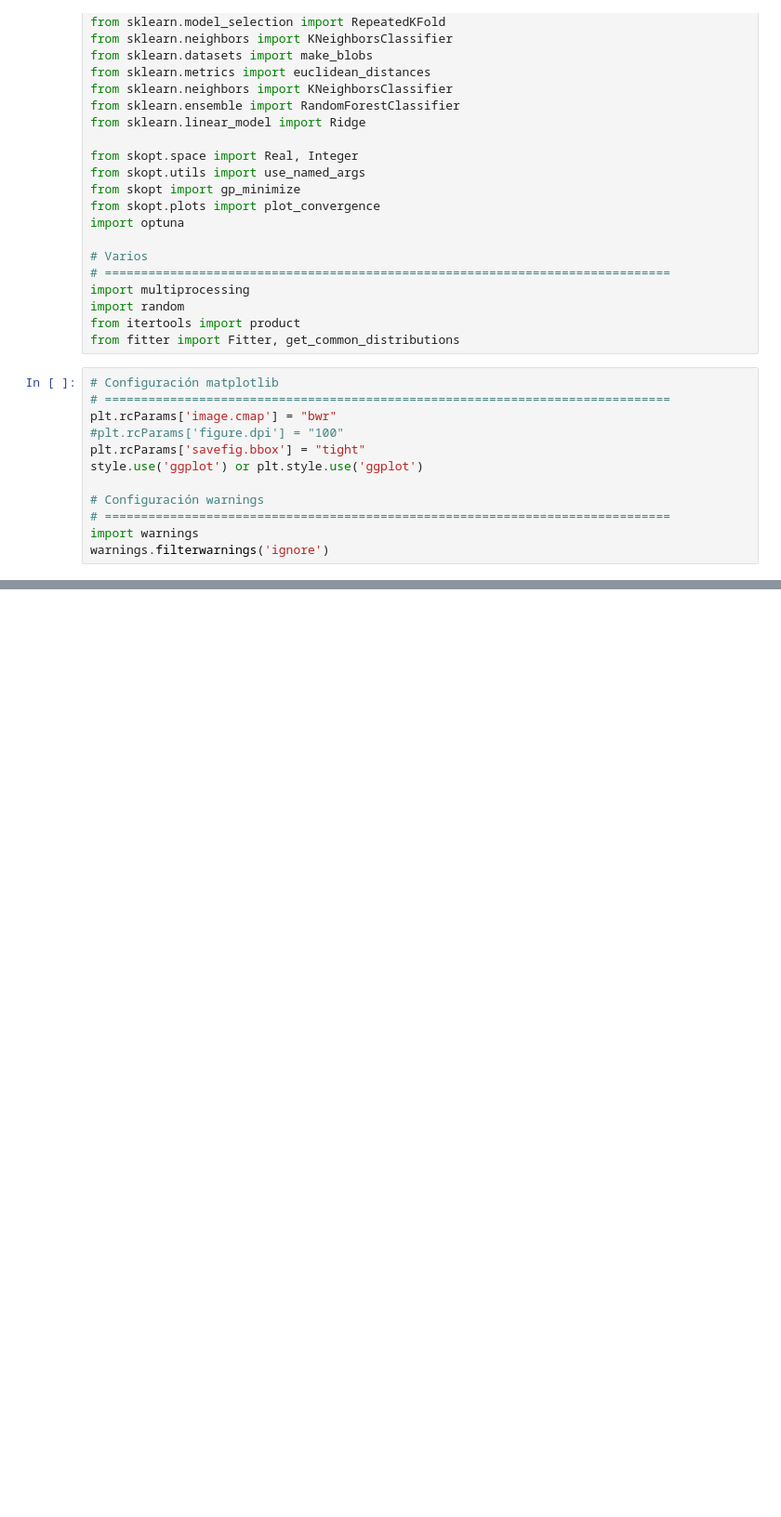
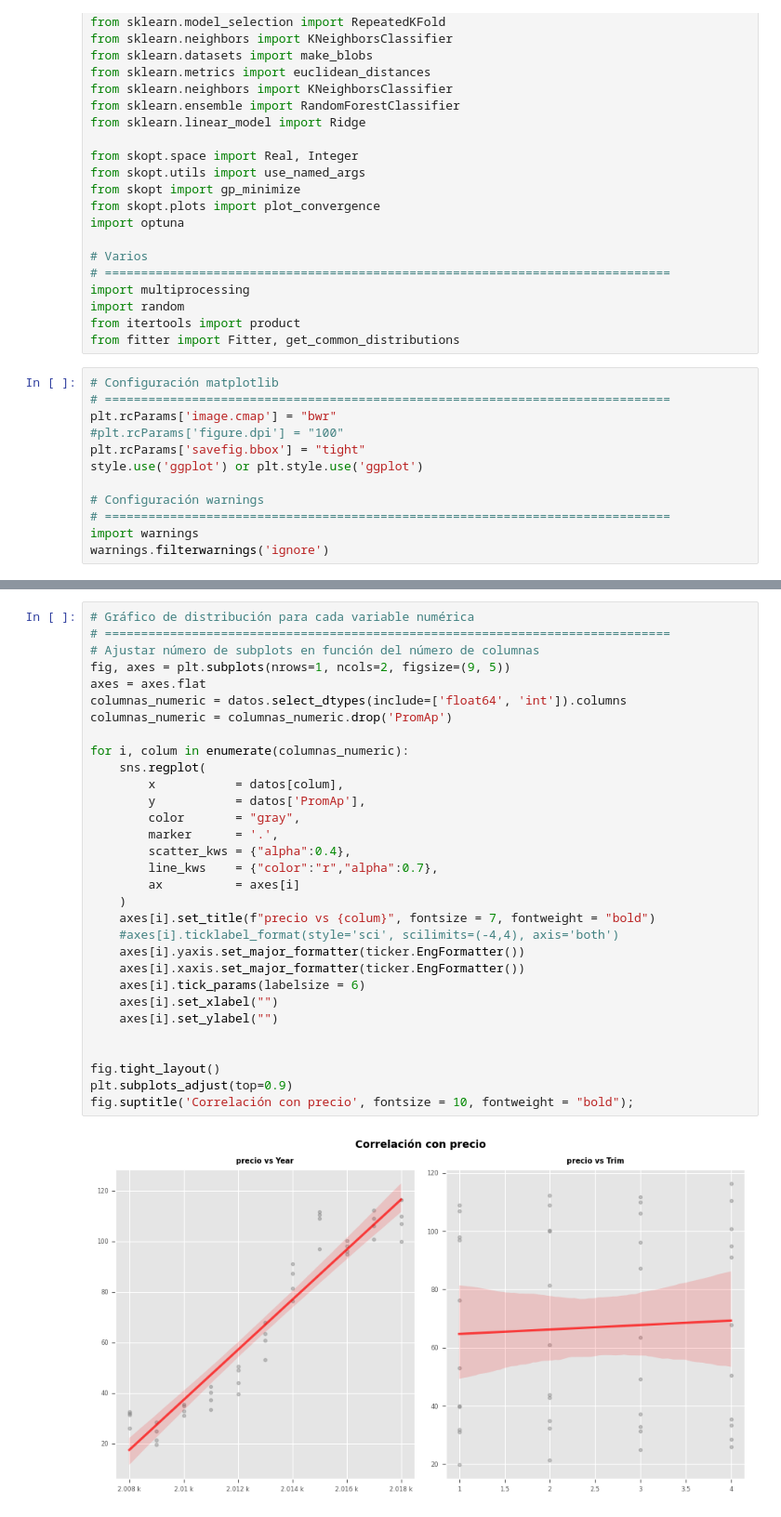
Before and after one commit to DarkinMC/Modelos-Predictivos-Acciones-Disney, a Jupyter notebook: modelo.ipynb, the cells around one changed output, grey strips where cells are left out. Shown at 93% size. Cells and saved outputs as stored; diff of their text form; blank space fills up the shorter version.

```diff
--- a/modelo.ipynb
+++ b/modelo.ipynb
@@ -57,0 +215,33 @@ FileNotFoundError: [Errno 2] No such file or directory: ''
+# %%
+# Gráfico de distribución para cada variable numérica
+# ==============================================================================
+# Ajustar número de subplots en función del número de columnas
+fig, axes = plt.subplots(nrows=1, ncols=2, figsize=(9, 5))
+axes = axes.flat
+columnas_numeric = datos.select_dtypes(include=['float64', 'int']).columns
+columnas_numeric = columnas_numeric.drop('PromAp')
+
+for i, colum in enumerate(columnas_numeric):
+    sns.regplot(
+        x           = datos[colum],
+        y           = datos['PromAp'],
+        color       = "gray",
+        marker      = '.',
+        scatter_kws = {"alpha":0.4},
+        line_kws    = {"color":"r","alpha":0.7},
+        ax          = axes[i]
+    )
+    axes[i].set_title(f"precio vs {colum}", fontsize = 7, fontweight = "bold")
+    #axes[i].ticklabel_format(style='sci', scilimits=(-4,4), axis='both')
+    axes[i].yaxis.set_major_formatter(ticker.EngFormatter())
+    axes[i].xaxis.set_major_formatter(ticker.EngFormatter())
+    axes[i].tick_params(labelsize = 6)
+    axes[i].set_xlabel("")
+    axes[i].set_ylabel("")
+
+
+fig.tight_layout()
+plt.subplots_adjust(top=0.9)
+fig.suptitle('Correlación con precio', fontsize = 10, fontweight = "bold");
+# %% [output]
+[figure, added]
```
Also changed, not shown: parts of 14 cells of this notebook.
